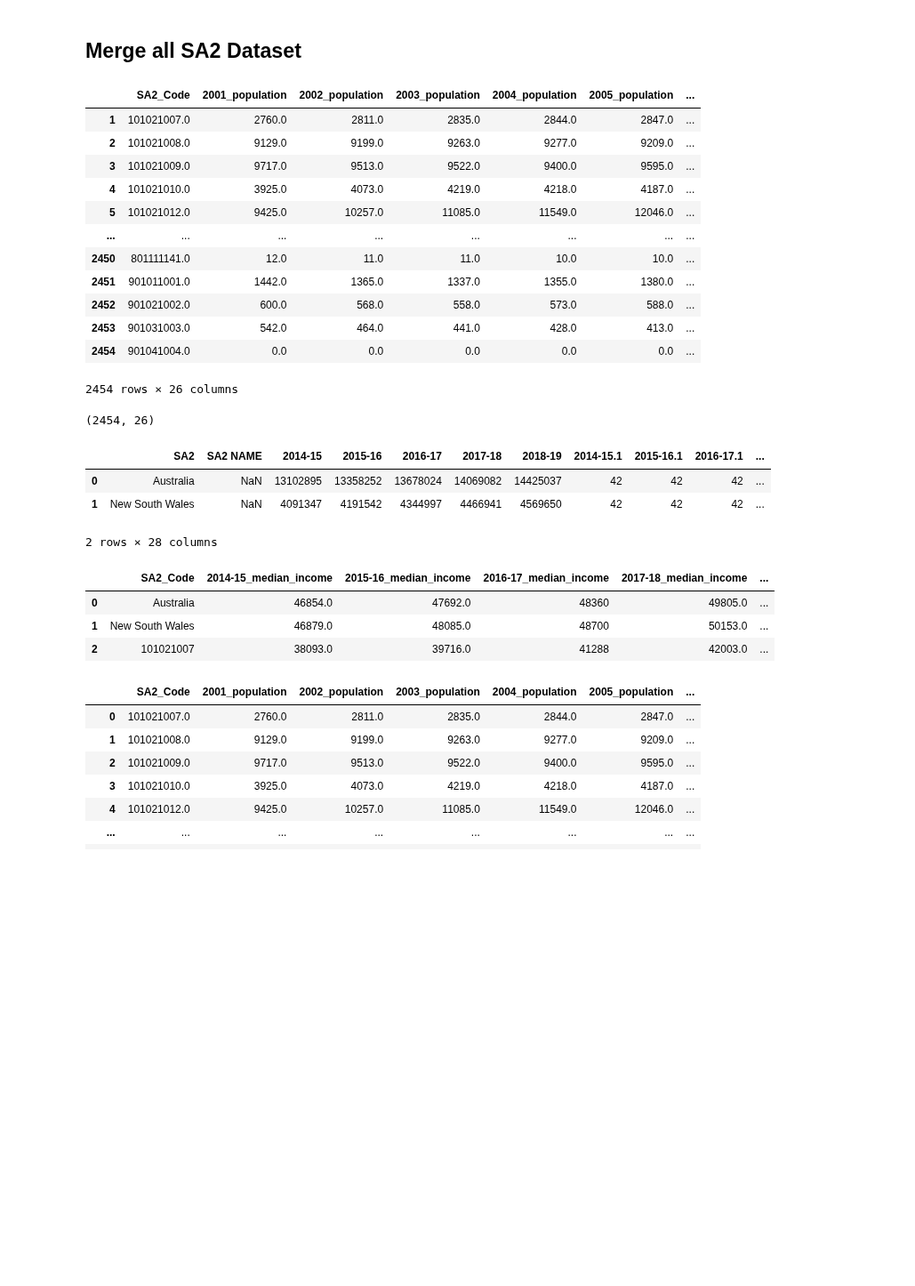
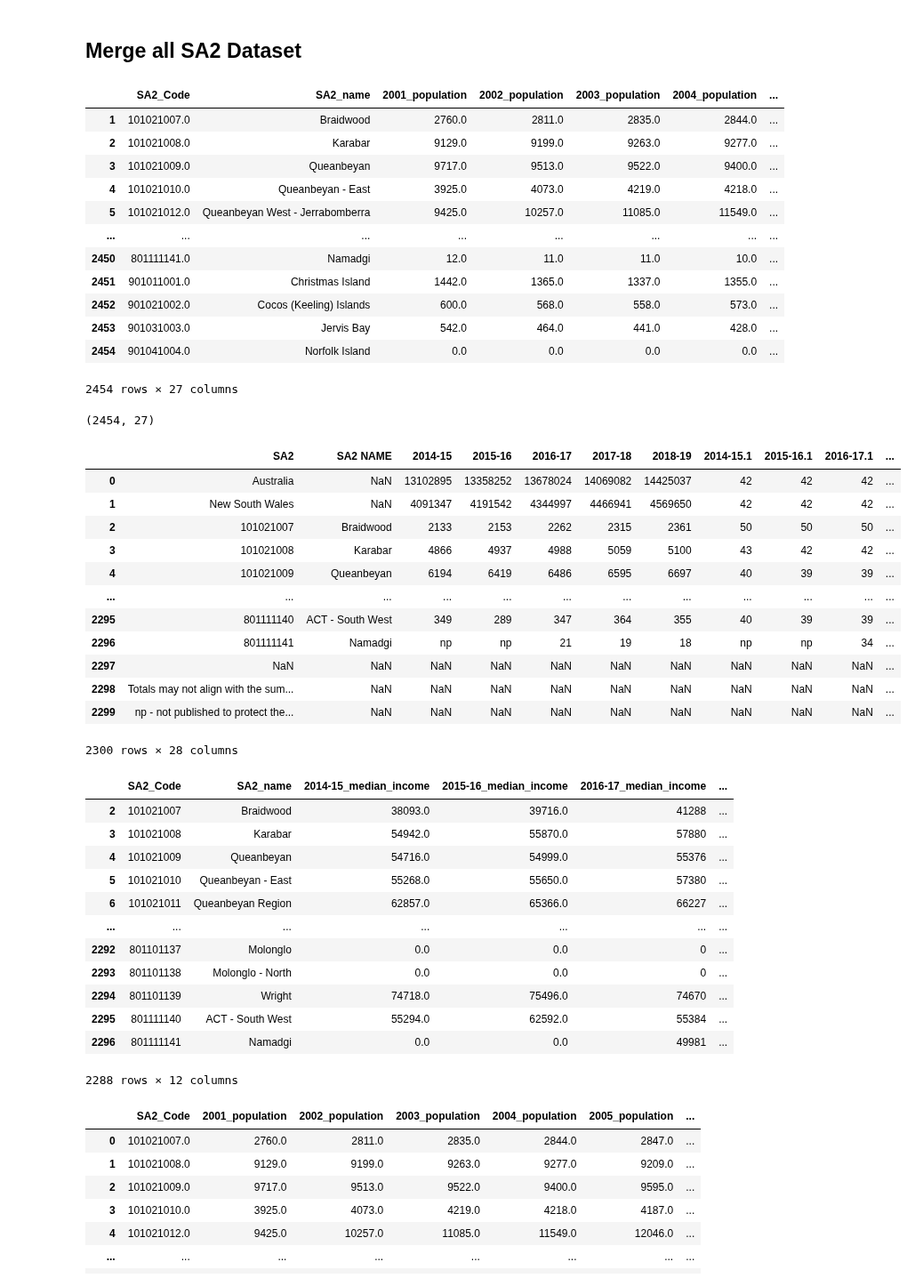
Before and after one commit to MAST30034-Applied-Data-Science/generic-real-estate-consulting-project-group-1-iron-data-man, a Jupyter notebook: notebooks/data_cleaning_external.ipynb, the cells around one changed output. Shown at 89% size. Drawn from its saved outputs; the diff is of its cells as text; code cells hidden in the pictures; blank space fills up the shorter version.

```diff
--- a/notebooks/data_cleaning_external.ipynb
+++ b/notebooks/data_cleaning_external.ipynb
@@ -168,10 +168,10 @@ external.to_csv('../data/curated/match.csv',index=False)
 # read data, Table 1 in population
 population = pd.read_excel('../data/raw/population.xlsx',sheet_name='Table 1',header=7)
 #population.columns
-population = population.drop(columns=['SA2 name','S/T code', 'S/T name', 'GCCSA code', 'GCCSA name', 'SA4 code','SA4 name',
+population = population.drop(columns=['S/T code', 'S/T name', 'GCCSA code', 'GCCSA name', 'SA4 code','SA4 name',
                                       'SA3 code', 'SA3 name','Unnamed: 31','Unnamed: 34'])
 # change the column name
-population.columns = ['SA2_Code','2001_population','2002_population','2003_population',
+population.columns = ['SA2_Code','SA2_name','2001_population','2002_population','2003_population',
                       '2004_population','2005_population','2006_population', '2007_population','2008_population',
                       '2009_population', '2010_population', '2011_population', '2012_population', '2013_population',
                       '2014_population', '2015_population', '2016_population', '2017_population','2018_population',
@@ -183,17 +183,17 @@ population = population.dropna()
 display(population)
 population.shape
 # %% [output]
-|  | SA2_Code | 2001_population | 2002_population | 2003_population | 2004_population | 2005_population | ... |
-| 1 | 101021007.0 | 2760.0 | 2811.0 | 2835.0 | 2844.0 | 2847.0 | ... |
-| 2 | 101021008.0 | 9129.0 | 9199.0 | 9263.0 | 9277.0 | 9209.0 | ... |
-| 3 | 101021009.0 | 9717.0 | 9513.0 | 9522.0 | 9400.0 | 9595.0 | ... |
-| 4 | 101021010.0 | 3925.0 | 4073.0 | 4219.0 | 4218.0 | 4187.0 | ... |
-| 5 | 101021012.0 | 9425.0 | 10257.0 | 11085.0 | 11549.0 | 12046.0 | ... |
+|  | SA2_Code | SA2_name | 2001_population | 2002_population | 2003_population | 2004_population | ... |
+| 1 | 101021007.0 | Braidwood | 2760.0 | 2811.0 | 2835.0 | 2844.0 | ... |
+| 2 | 101021008.0 | Karabar | 9129.0 | 9199.0 | 9263.0 | 9277.0 | ... |
+| 3 | 101021009.0 | Queanbeyan | 9717.0 | 9513.0 | 9522.0 | 9400.0 | ... |
+| 4 | 101021010.0 | Queanbeyan - East | 3925.0 | 4073.0 | 4219.0 | 4218.0 | ... |
+| 5 | 101021012.0 | Queanbeyan West - Jerrabomberra | 9425.0 | 10257.0 | 11085.0 | 11549.0 | ... |
 | ... | ... | ... | ... | ... | ... | ... | ... |
-| 2450 | 801111141.0 | 12.0 | 11.0 | 11.0 | 10.0 | 10.0 | ... |
-| 2451 | 901011001.0 | 1442.0 | 1365.0 | 1337.0 | 1355.0 | 1380.0 | ... |
-| 2452 | 901021002.0 | 600.0 | 568.0 | 558.0 | 573.0 | 588.0 | ... |
-| 2453 | 901031003.0 | 542.0 | 464.0 | 441.0 | 428.0 | 413.0 | ... |
-| 2454 | 901041004.0 | 0.0 | 0.0 | 0.0 | 0.0 | 0.0 | ... |
+| 2450 | 801111141.0 | Namadgi | 12.0 | 11.0 | 11.0 | 10.0 | ... |
+| 2451 | 901011001.0 | Christmas Island | 1442.0 | 1365.0 | 1337.0 | 1355.0 | ... |
+| 2452 | 901021002.0 | Cocos (Keeling) Islands | 600.0 | 568.0 | 558.0 | 573.0 | ... |
+| 2453 | 901031003.0 | Jervis Bay | 542.0 | 464.0 | 441.0 | 428.0 | ... |
+| 2454 | 901041004.0 | Norfolk Island | 0.0 | 0.0 | 0.0 | 0.0 | ... |
-2454 rows × 26 columns
+2454 rows × 27 columns
-(2454, 26)
+(2454, 27)
@@ -200,25 +206,45 @@ population.shape
 # %%
 # read data, Table 1.4 in income
 income = pd.read_excel('../data/raw/income.xlsx',sheet_name='Table 1.4',header=6)
-display(income.head(2))
+display(income)
 
 # extract the colunms of year
-income = income.drop(columns=['SA2 NAME','2014-15', '2015-16', '2016-17', '2017-18','2018-19', '2014-15.1',
+income = income.drop(columns=['2014-15', '2015-16', '2016-17', '2017-18','2018-19', '2014-15.1',
                               '2015-16.1', '2016-17.1', '2017-18.1','2018-19.1', '2014-15.2', '2015-16.2',
                               '2016-17.2', '2017-18.2','2018-19.2','Unnamed: 27'])
-income.columns = ['SA2_Code','2014-15_median_income','2015-16_median_income','2016-17_median_income',
+income.columns = ['SA2_Code','SA2_name','2014-15_median_income','2015-16_median_income','2016-17_median_income',
                   '2017-18_median_income','2018-19_median_income','2014-15_mean_income','2015-16_mean_income',
                   '2016-17_mean_income','2017-18_mean_income','2018-19_mean_income']
 
 # replace np with NaN
-income = income.replace('np', np.nan)
-income.head(3)
+income = income.dropna()
+income = income.replace('np',np.nan)
+income = income.fillna(0)
+income
 # %% [output]
 |  | SA2 | SA2 NAME | 2014-15 | 2015-16 | 2016-17 | 2017-18 | 2018-19 | 2014-15.1 | 2015-16.1 | 2016-17.1 | ... |
 | 0 | Australia | NaN | 13102895 | 13358252 | 13678024 | 14069082 | 14425037 | 42 | 42 | 42 | ... |
 | 1 | New South Wales | NaN | 4091347 | 4191542 | 4344997 | 4466941 | 4569650 | 42 | 42 | 42 | ... |
+| 2 | 101021007 | Braidwood | 2133 | 2153 | 2262 | 2315 | 2361 | 50 | 50 | 50 | ... |
+| 3 | 101021008 | Karabar | 4866 | 4937 | 4988 | 5059 | 5100 | 43 | 42 | 42 | ... |
+| 4 | 101021009 | Queanbeyan | 6194 | 6419 | 6486 | 6595 | 6697 | 40 | 39 | 39 | ... |
+| ... | ... | ... | ... | ... | ... | ... | ... | ... | ... | ... | ... |
+| 2295 | 801111140 | ACT - South West | 349 | 289 | 347 | 364 | 355 | 40 | 39 | 39 | ... |
+| 2296 | 801111141 | Namadgi | np | np | 21 | 19 | 18 | np | np | 34 | ... |
+| 2297 | NaN | NaN | NaN | NaN | NaN | NaN | NaN | NaN | NaN | NaN | ... |
+| 2298 | Totals may not align with the sum... | NaN | NaN | NaN | NaN | NaN | NaN | NaN | NaN | NaN | ... |
+| 2299 | np - not published to protect the... | NaN | NaN | NaN | NaN | NaN | NaN | NaN | NaN | NaN | ... |
-2 rows × 28 columns
+2300 rows × 28 columns
-|  | SA2_Code | 2014-15_median_income | 2015-16_median_income | 2016-17_median_income | 2017-18_median_income | ... |
-| 0 | Australia | 46854.0 | 47692.0 | 48360 | 49805.0 | ... |
-| 1 | New South Wales | 46879.0 | 48085.0 | 48700 | 50153.0 | ... |
-| 2 | 101021007 | 38093.0 | 39716.0 | 41288 | 42003.0 | ... |
+|  | SA2_Code | SA2_name | 2014-15_median_income | 2015-16_median_income | 2016-17_median_income | ... |
+| 2 | 101021007 | Braidwood | 38093.0 | 39716.0 | 41288 | ... |
+| 3 | 101021008 | Karabar | 54942.0 | 55870.0 | 57880 | ... |
+| 4 | 101021009 | Queanbeyan | 54716.0 | 54999.0 | 55376 | ... |
+| 5 | 101021010 | Queanbeyan - East | 55268.0 | 55650.0 | 57380 | ... |
+| 6 | 101021011 | Queanbeyan Region | 62857.0 | 65366.0 | 66227 | ... |
+| ... | ... | ... | ... | ... | ... | ... |
+| 2292 | 801101137 | Molonglo | 0.0 | 0.0 | 0 | ... |
+| 2293 | 801101138 | Molonglo - North | 0.0 | 0.0 | 0 | ... |
+| 2294 | 801101139 | Wright | 74718.0 | 75496.0 | 74670 | ... |
+| 2295 | 801111140 | ACT - South West | 55294.0 | 62592.0 | 55384 | ... |
+| 2296 | 801111141 | Namadgi | 0.0 | 0.0 | 49981 | ... |
+2288 rows × 12 columns
```
Also changed, not shown: parts of 3 cells of this notebook, 2 other files.
